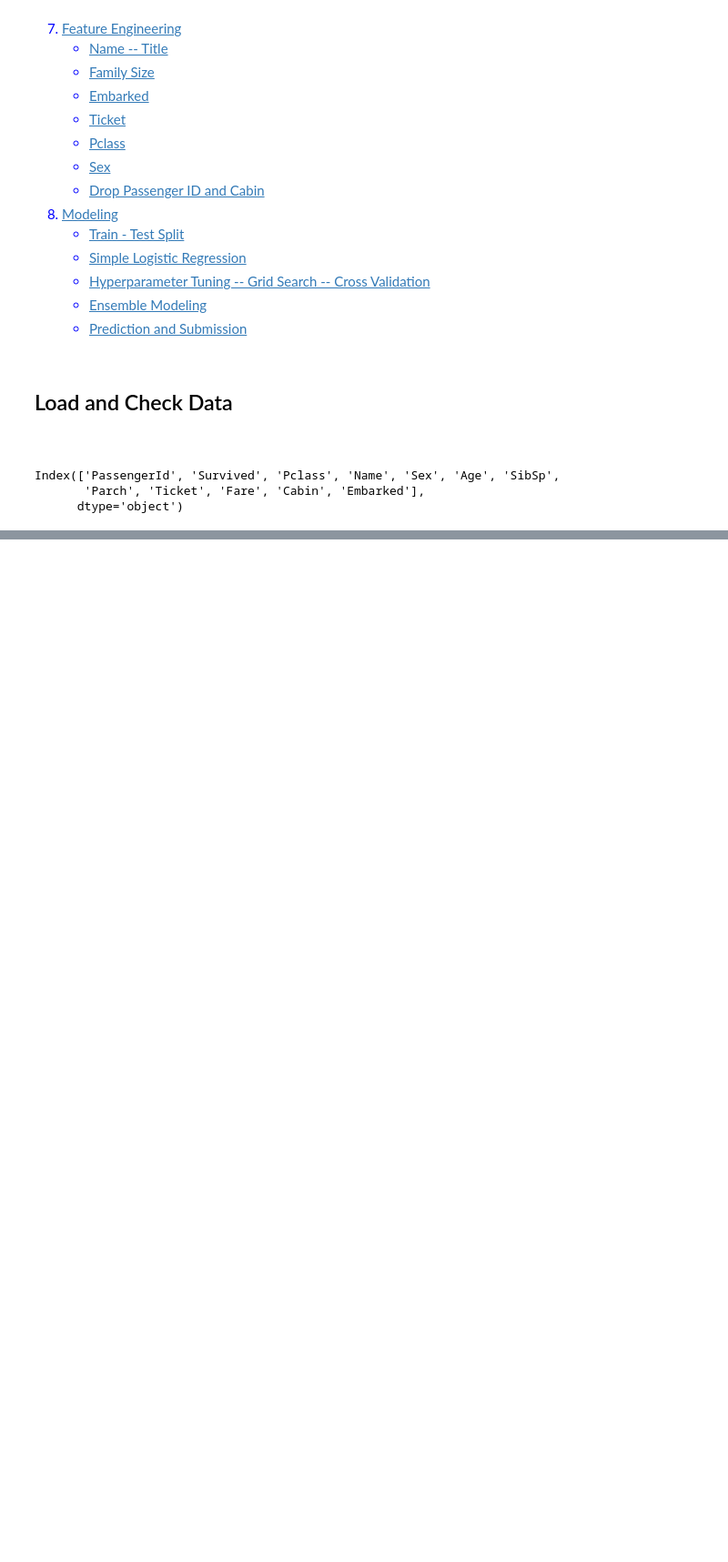
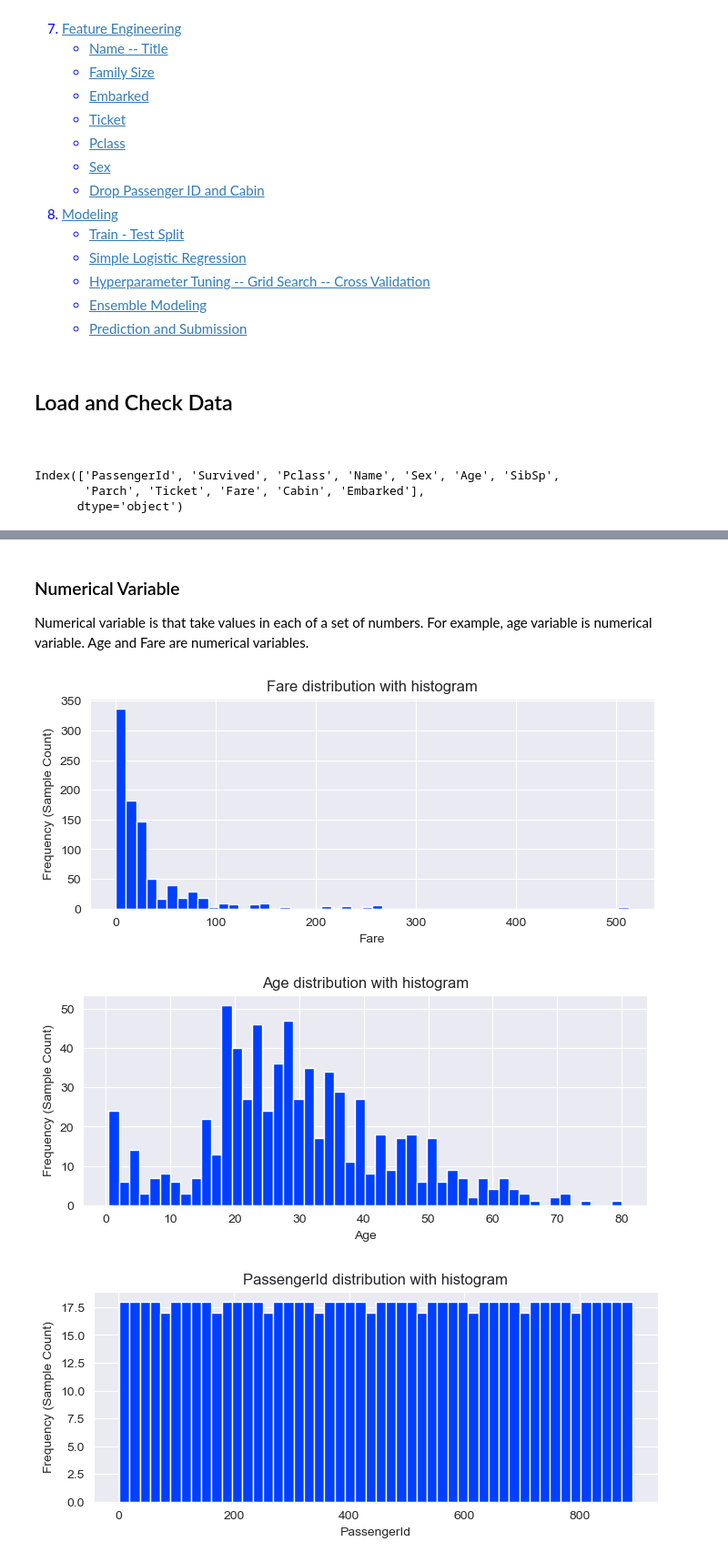
Before and after one commit to yasinsametkaraca/titanic-eda-prediction, a Jupyter notebook: titanic-predicton-exploratory-data-analysis-eda.ipynb, the cells around one changed output, grey strips where cells are left out. Shown at 91% size. Drawn from its saved outputs; the diff is of its cells as text; code cells hidden in the pictures; blank space fills up the shorter version.

```diff
--- a/titanic-predicton-exploratory-data-analysis-eda.ipynb
+++ b/titanic-predicton-exploratory-data-analysis-eda.ipynb
@@ -82,0 +250,21 @@ Index(['PassengerId', 'Survived', 'Pclass', 'Name', 'Sex', 'Age', 'SibSp',
+# %% [markdown]
+### Numerical Variable
+<a id="5"></a>
+Numerical variable is that take values in each of a set of numbers. For example, age variable is numerical variable.
+Age and Fare are numerical variables.
+# %%
+def plot_hist(variable):
+    plt.figure(figsize = (8, 3))
+    plt.hist(train_df[variable], bins = 50)
+    plt.xlabel(variable)
+    plt.ylabel("Frequency (Sample Count)")
+    plt.title("{} distribution with histogram".format(variable))
+    plt.show()
+# %%
+numeric_variable = ["Fare", "Age", "PassengerId"]
+for n in numeric_variable:
+    plot_hist(n)
+# %% [output]
+[figure, added]
+[figure, added]
+[figure, added]
```
Also changed, not shown: parts of 70 cells of this notebook.
